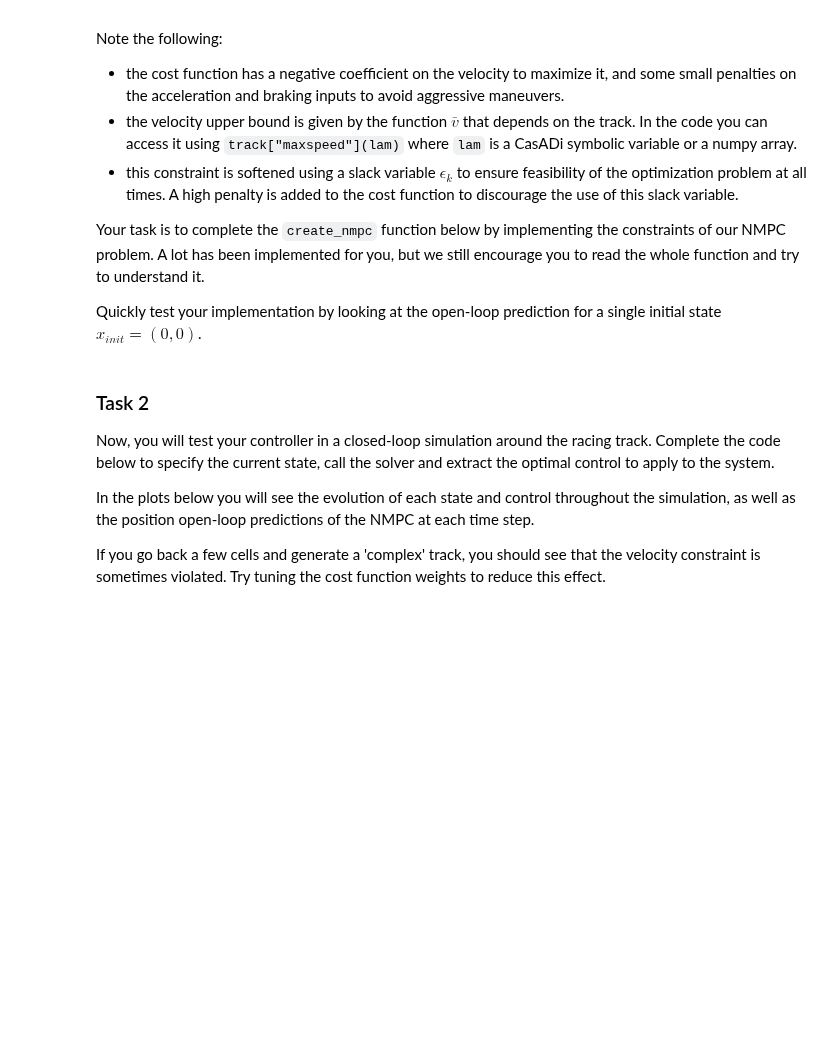
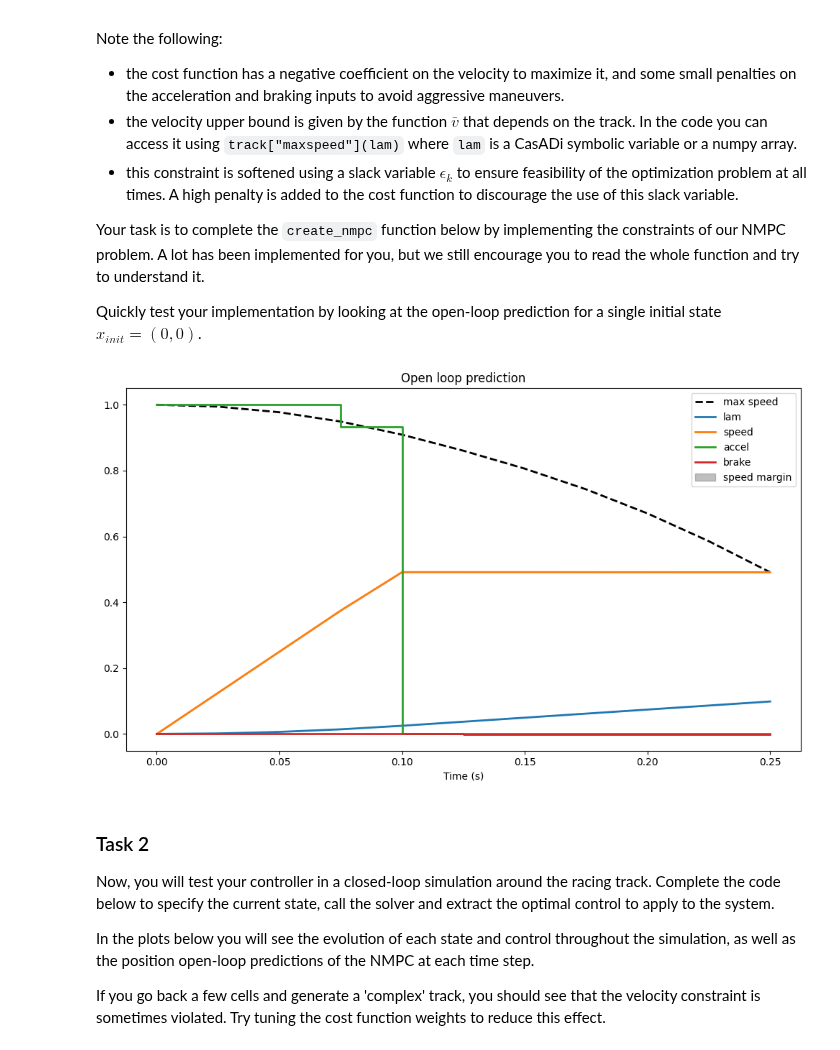
Before and after one commit to ujicrush/MPC-Course-EPFL, a Jupyter notebook: programming_exercises/exercise9_nmpc/ex9_nmpc.ipynb, the cells around one changed output. Cells and saved outputs as stored; diff of their text form; code cells hidden in the pictures; blank space fills up the shorter version.

```diff
--- a/programming_exercises/exercise9_nmpc/ex9_nmpc.ipynb
+++ b/programming_exercises/exercise9_nmpc/ex9_nmpc.ipynb
@@ -313,7 +353,7 @@ def generate_track(track_type: str) -> dict[str, ca.Function]:
         "curvature": ca.Function("curvature", [lam], [curvature(param(lam))]),
         "width": width,
     }
-plt.rcParams['text.usetex'] = True
+plt.rcParams['text.usetex'] = False
 
 def plot_curves(
     track: dict[str, ca.Function],
@@ -455,20 +495,21 @@ def create_nmpc():
 
 	# TODO: ---------------------------------------
     # TODO: initial conditions
-    opti.subject_to(...)
+    opti.subject_to(lam[0] == lam0)
+    opti.subject_to(speed[0] == v0)
 
     # TODO: dynamics constraints (write the dynamics constraints as a function of X[:, k], U[:, k] and X[:, k + 1])
     for k in range(N):
-        opti.subject_to(...)
+        opti.subject_to(X[:, k + 1] == f_d_casadi(X[:, k], U[:, k]))
 
     # TODO: velocity constraints
-    opti.subject_to(...)
+    opti.subject_to(speed <= track["maxspeed"](lam) + epsilon_speed)
 
     # TODO: input constraints
-    opti.subject_to(...)
+    opti.subject_to((0 <= U) <= 1)
 
     # TODO: slack variable constraints
-    opti.subject_to(...)
+    opti.subject_to(epsilon_speed >= 0)
     # TODO: ---------------------------------------
 
     # set solver
@@ -498,20 +539,22 @@ def create_nmpc():
 # %%
 # set parameter values
 nmpc = create_nmpc()
-nmpc["opti"].set_value(nmpc["lam0"], ...)
-nmpc["opti"].set_value(nmpc["v0"], ...)
+nmpc["opti"].set_value(nmpc["lam0"], 0.0)
+nmpc["opti"].set_value(nmpc["v0"], 0.0)
 # solve the problem
 sol = nmpc["opti"].solve()
 
 plot_curves(
     track,
     sol.value(nmpc["lam"]),
     sol.value(nmpc["speed"]),
     sol.value(nmpc["accel"]),
     sol.value(nmpc["brake"]),
     sol.value(nmpc["epsilon_speed"]),
     "Open loop prediction",
 )
+# %% [output]
+[figure, added]
 # %% [markdown]
 ### Task 2
 
```
Also changed, not shown: parts of 8 cells of this notebook.
